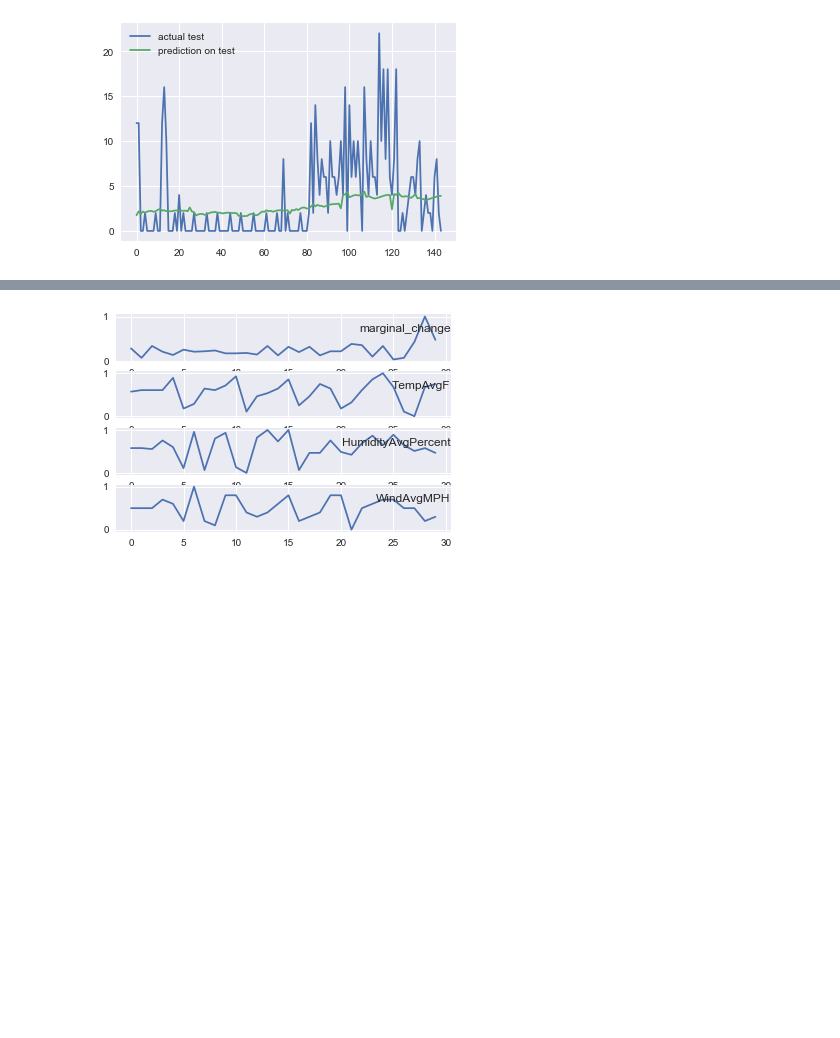
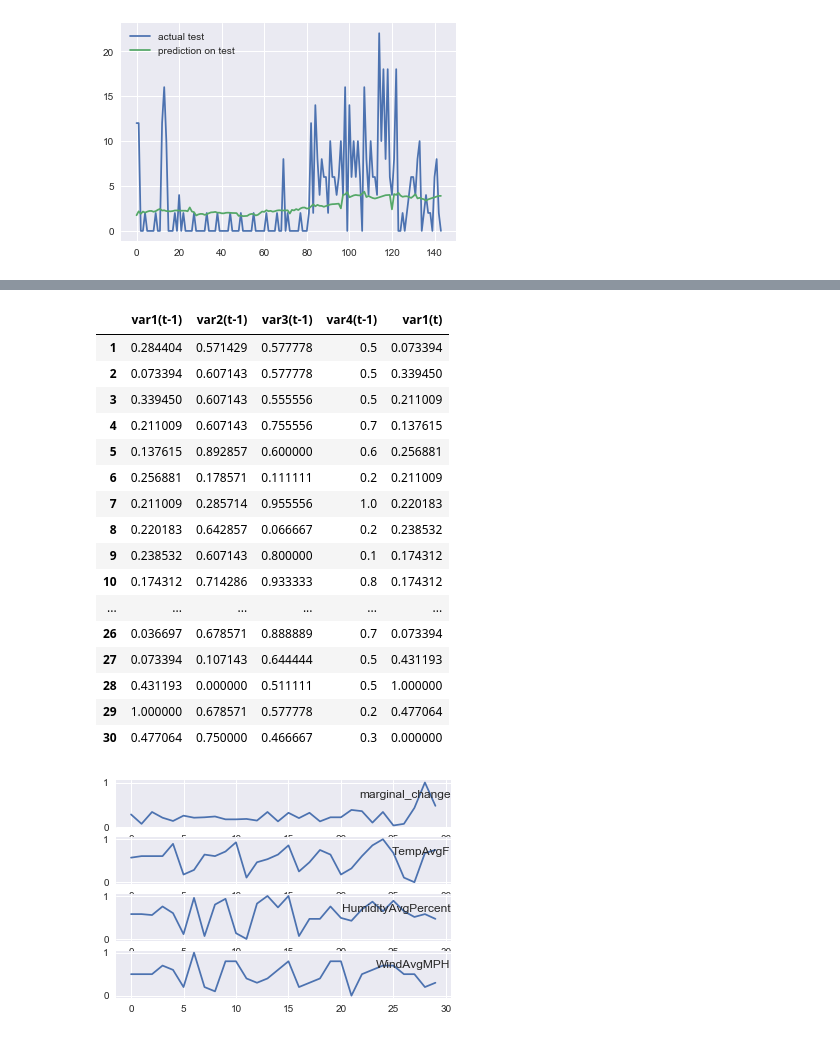
Before and after one commit to melvintzw/ee4211, a Jupyter notebook: part3_final.ipynb, the cells around one changed output, grey strips where cells are left out. Drawn from its saved outputs; the diff is of its cells as text; code cells hidden in the pictures; blank space fills up the shorter version.

```diff
--- a/part3_final.ipynb
+++ b/part3_final.ipynb
@@ -407,24 +428,42 @@ def series_to_supervised(data, n_in=1, n_out=1, dropnan=True):
 # %%
 from sklearn.preprocessing import MinMaxScaler
 
 values = values.astype('float32')
 scaler = MinMaxScaler(feature_range=(0,1))
 scaled = scaler.fit_transform(values)
 reframed = series_to_supervised(scaled, 1, 1)
+# reframed = series_to_supervised(values, 1, 1)
 reframed.drop(reframed.columns[[5, 6, 7]], axis=1, inplace=True)
-reframed
+display(reframed)
 
 groups = [0, 1, 2, 3]
 i = 1
 # plot each column
 plt.figure()
 for group in groups:
 	plt.subplot(len(groups), 1, i)
 	plt.plot(reframed.values[:, group])
 	plt.title(df_i.columns[group], y=0.5, loc='right')
 	i += 1
 plt.show()
 # %% [output]
+|  | var1(t-1) | var2(t-1) | var3(t-1) | var4(t-1) | var1(t) |
+| 1 | 0.284404 | 0.571429 | 0.577778 | 0.5 | 0.073394 |
+| 2 | 0.073394 | 0.607143 | 0.577778 | 0.5 | 0.339450 |
+| 3 | 0.339450 | 0.607143 | 0.555556 | 0.5 | 0.211009 |
+| 4 | 0.211009 | 0.607143 | 0.755556 | 0.7 | 0.137615 |
+| 5 | 0.137615 | 0.892857 | 0.600000 | 0.6 | 0.256881 |
+| 6 | 0.256881 | 0.178571 | 0.111111 | 0.2 | 0.211009 |
+| 7 | 0.211009 | 0.285714 | 0.955556 | 1.0 | 0.220183 |
+| 8 | 0.220183 | 0.642857 | 0.066667 | 0.2 | 0.238532 |
+| 9 | 0.238532 | 0.607143 | 0.800000 | 0.1 | 0.174312 |
+| 10 | 0.174312 | 0.714286 | 0.933333 | 0.8 | 0.174312 |
+| ... | ... | ... | ... | ... | ... |
+| 26 | 0.036697 | 0.678571 | 0.888889 | 0.7 | 0.073394 |
+| 27 | 0.073394 | 0.107143 | 0.644444 | 0.5 | 0.431193 |
+| 28 | 0.431193 | 0.000000 | 0.511111 | 0.5 | 1.000000 |
+| 29 | 1.000000 | 0.678571 | 0.577778 | 0.2 | 0.477064 |
+| 30 | 0.477064 | 0.750000 | 0.466667 | 0.3 | 0.000000 |
 [figure]
 # %%
 # split into train and test set and restructuring data
```
Also changed, not shown: parts of 9 cells of this notebook, 2 other files.
